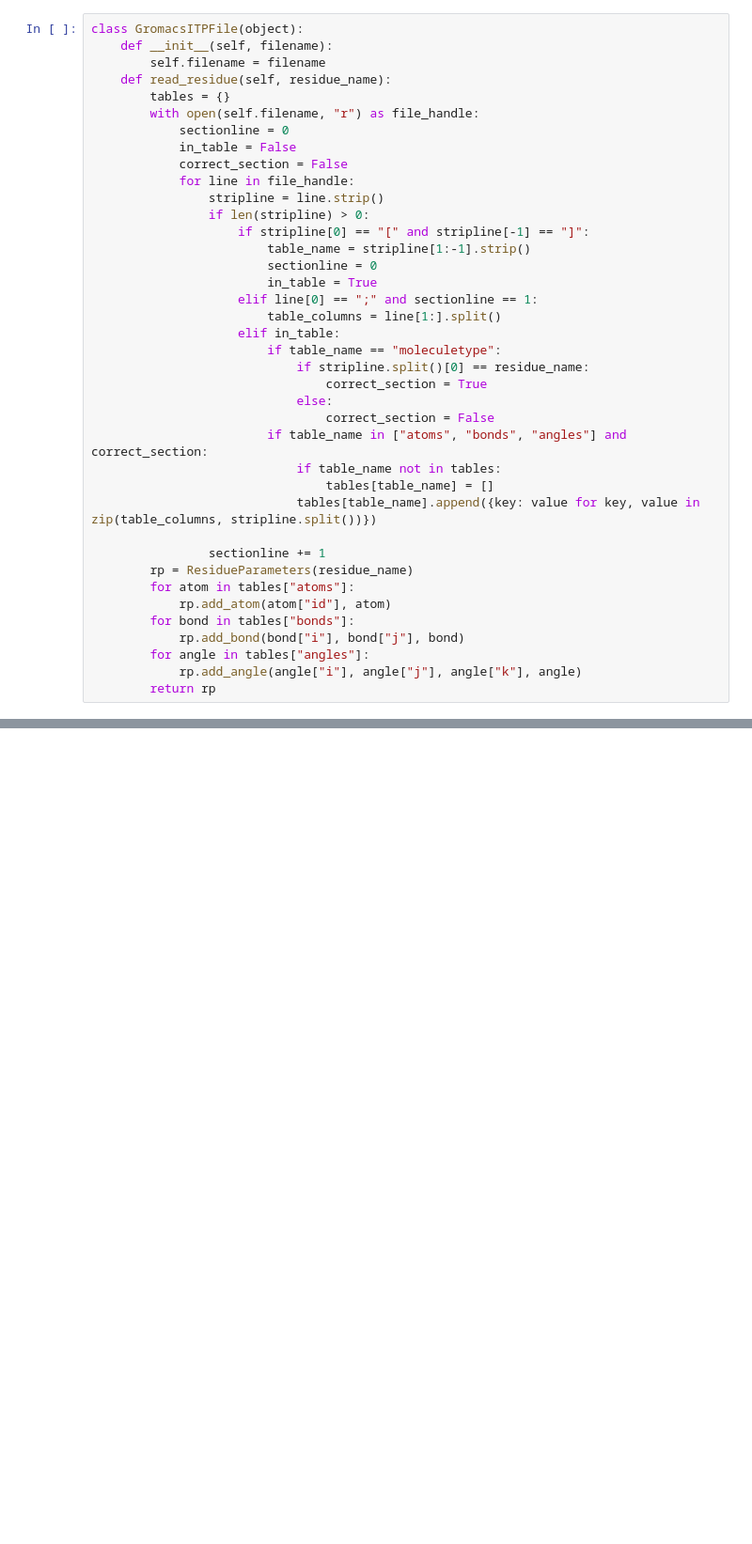
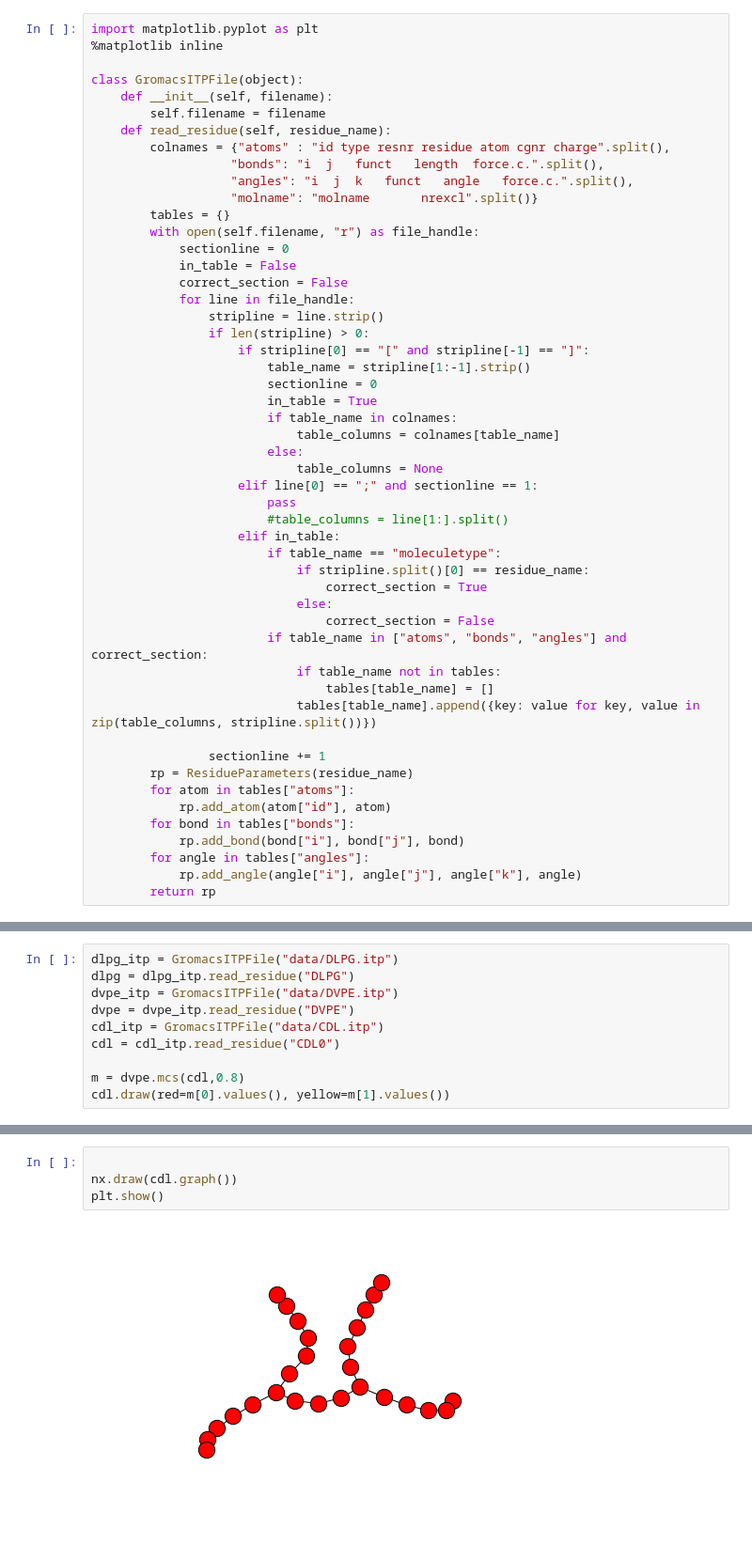
Before and after one commit to tomnewport/alchex, a Jupyter notebook: jupyter/ITP Loader.ipynb, the cells around one changed output, grey strips where cells are left out. Shown: that part at 94% size. Cells and saved outputs as stored; diff of their text form; blank space fills up the shorter version.

```diff
--- a/jupyter/ITP Loader.ipynb
+++ b/jupyter/ITP Loader.ipynb
@@ -1,8 +1,15 @@
 # %%
+import matplotlib.pyplot as plt
+%matplotlib inline
+
 class GromacsITPFile(object):
     def __init__(self, filename):
         self.filename = filename
     def read_residue(self, residue_name):
+        colnames = {"atoms" : "id type resnr residue atom cgnr charge".split(),
+                   "bonds": "i  j 	funct 	length 	force.c.".split(),
+                   "angles": "i  j  k 	funct 	angle 	force.c.".split(),
+                   "molname": "molname       nrexcl".split()}
         tables = {}
         with open(self.filename, "r") as file_handle:
             sectionline = 0
@@ -15,8 +22,13 @@ class GromacsITPFile(object):
                         table_name = stripline[1:-1].strip()
                         sectionline = 0
                         in_table = True
+                        if table_name in colnames:
+                            table_columns = colnames[table_name]
+                        else:
+                            table_columns = None
                     elif line[0] == ";" and sectionline == 1:
-                        table_columns = line[1:].split()
+                        pass
+                        #table_columns = line[1:].split()
                     elif in_table:
                         if table_name == "moleculetype":
                             if stripline.split()[0] == residue_name:
@@ -91,0 +226,10 @@ class ResidueParameters(object):
+# %%
+dlpg_itp = GromacsITPFile("data/DLPG.itp")
+dlpg = dlpg_itp.read_residue("DLPG")
+dvpe_itp = GromacsITPFile("data/DVPE.itp")
+dvpe = dvpe_itp.read_residue("DVPE")
+cdl_itp = GromacsITPFile("data/CDL.itp")
+cdl = cdl_itp.read_residue("CDL0")
+
+m = dvpe.mcs(cdl,0.8)
+cdl.draw(red=m[0].values(), yellow=m[1].values())
@@ -181,0 +437,6 @@ True
+# %%
+
+nx.draw(cdl.graph())
+plt.show()
+# %% [output]
+[figure, added]
```
Also changed, not shown: parts of 9 cells of this notebook, 5 other files.
